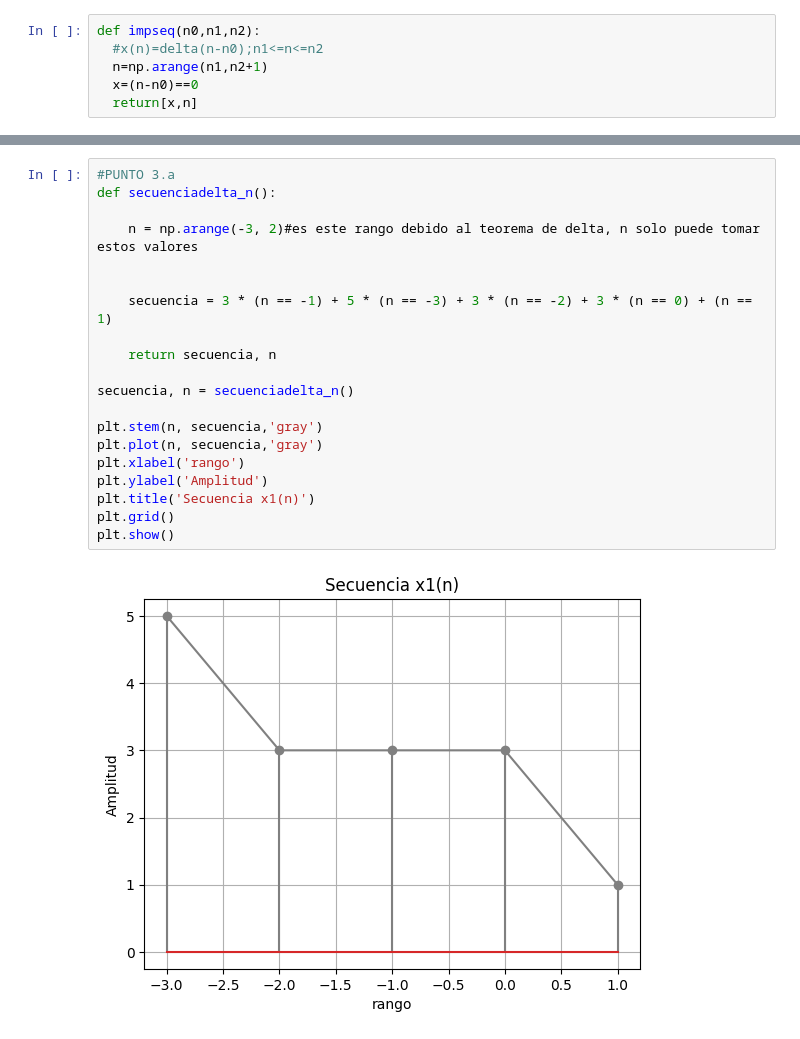
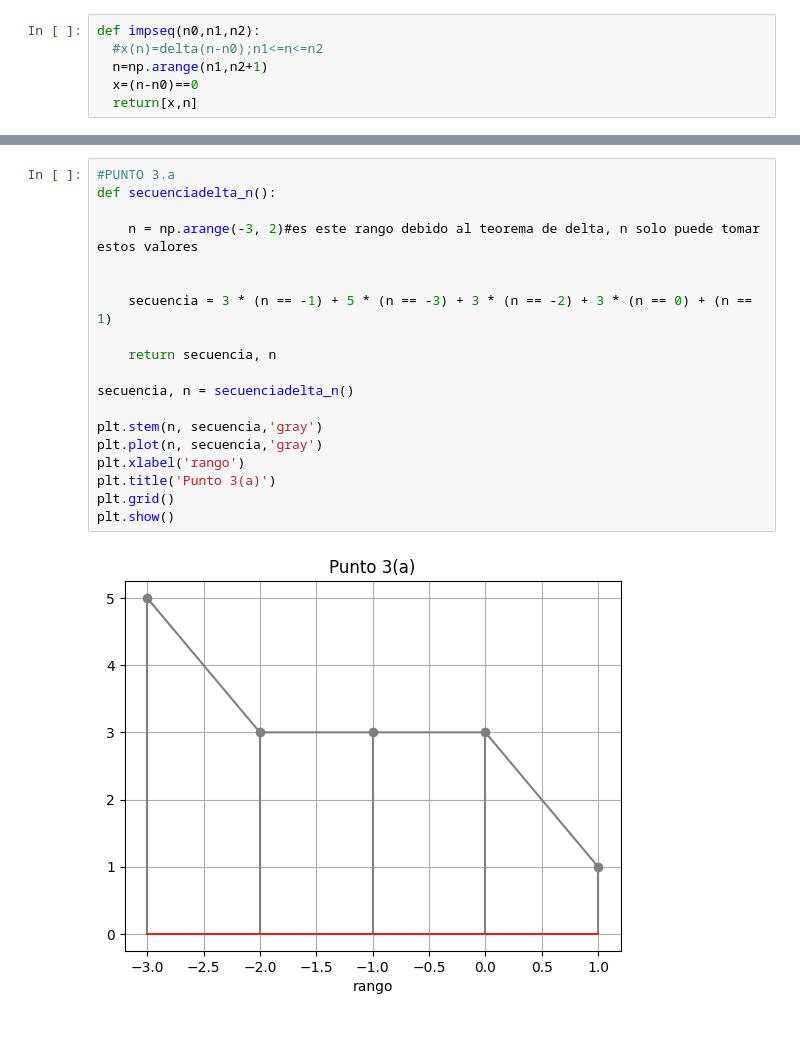
Before and after one commit to Melissa-cv/Informe1_biose-ales, a Jupyter notebook: practica2.ipynb, the cells around one changed output, grey strips where cells are left out. Drawn from its saved outputs; the diff is of its cells as text.

```diff
--- a/practica2.ipynb
+++ b/practica2.ipynb
@@ -99,25 +99,24 @@ plt.show()
 # %%
 #PUNTO 3.a
 def secuenciadelta_n():
 
     n = np.arange(-3, 2)#es este rango debido al teorema de delta, n solo puede tomar estos valores
 
 
     secuencia = 3 * (n == -1) + 5 * (n == -3) + 3 * (n == -2) + 3 * (n == 0) + (n == 1)
 
     return secuencia, n
 
 secuencia, n = secuenciadelta_n()
 
 plt.stem(n, secuencia,'gray')
 plt.plot(n, secuencia,'gray')
 plt.xlabel('rango')
-plt.ylabel('Amplitud')
-plt.title('Secuencia x1(n)')
+plt.title('Punto 3(a)')
 plt.grid()
 plt.show()
 # %% [output]
-[figure, old version]
+[figure, new version]
 # %%
 #PUNTO 3.b
 def unitario(n1, n2, shift=0):
```
Also changed, not shown: parts of 10 cells of this notebook.
